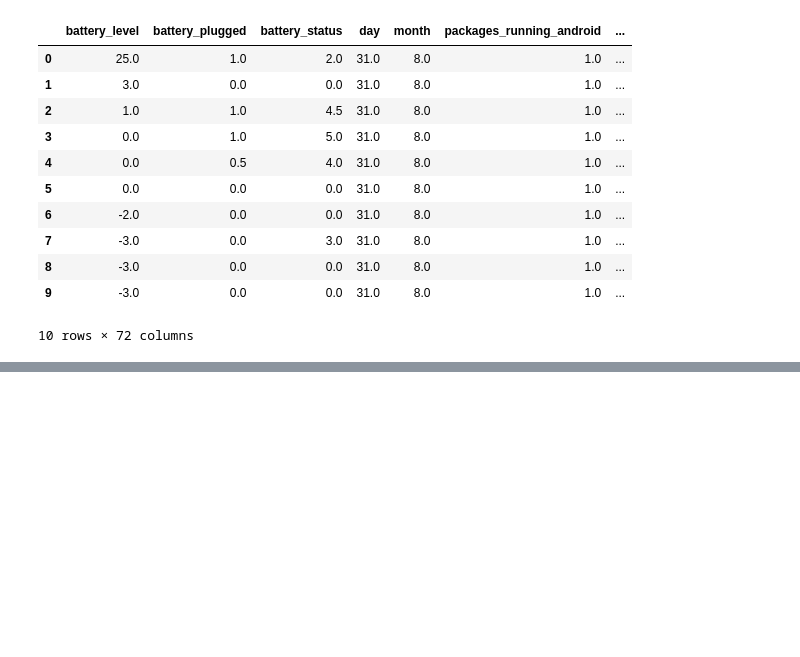
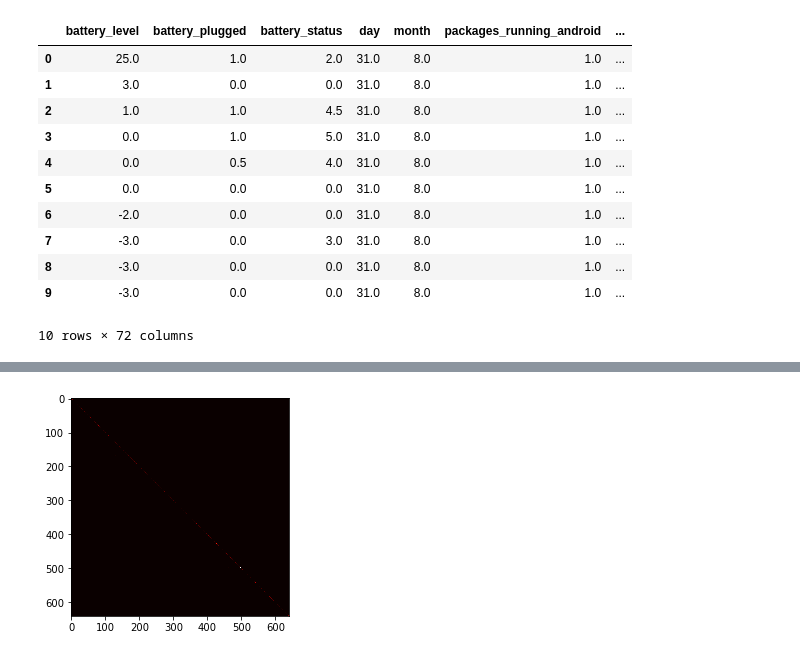
Before and after one commit to JanNogga/PR_project01, a Jupyter notebook: sheet03/dataVisualization.ipynb, the cells around one changed output, grey strips where cells are left out. Saved outputs shown, nothing was run; the diff lists cells and outputs as text; code cells hidden in the pictures; blank space fills up the shorter version.

```diff
--- a/sheet03/dataVisualization.ipynb
+++ b/sheet03/dataVisualization.ipynb
@@ -33,0 +212,2 @@ profile.to_file("output.html")
+# %%
+dfArray = pkVGroup.to_numpy()
@@ -33,0 +224,2 @@ profile.to_file("output.html")
+# %%
+StateMatrix = np.full((640, 640), 0)
@@ -33,0 +230,8 @@ profile.to_file("output.html")
+# %%
+def findIndexInStates(_states, entry):
+    for i in range(len(_states)):
+        #print(_states[i])
+        #print(entry)
+        #print(np.all(_states[i]==entry))
+        if(np.all(_states[i]==entry)):
+            return i
@@ -33,0 +242,12 @@ profile.to_file("output.html")
+# %%
+gruppe = len(dfArray[1]) -1
+for i in range(len(dfArray) -1):
+    act = dfArray[i]
+    nex = dfArray[i+1]
+    actState = act[0:gruppe]
+    nexState = nex[0:gruppe]
+    if(act[gruppe] == nex[gruppe]):
+        indexActState = findIndexInStates(states, actState)
+        indexNexState = findIndexInStates(states, nexState)
+        StateMatrix[indexActState,indexNexState] += 1
+        #print(result)
@@ -33,0 +294,5 @@ profile.to_file("output.html")
+# %%
+plt.imshow(StateMatrix, cmap='hot', interpolation='none')
+plt.show()
+# %% [output]
+[figure, added]
```
Also changed, not shown: parts of 26 cells of this notebook, 1 other file.
